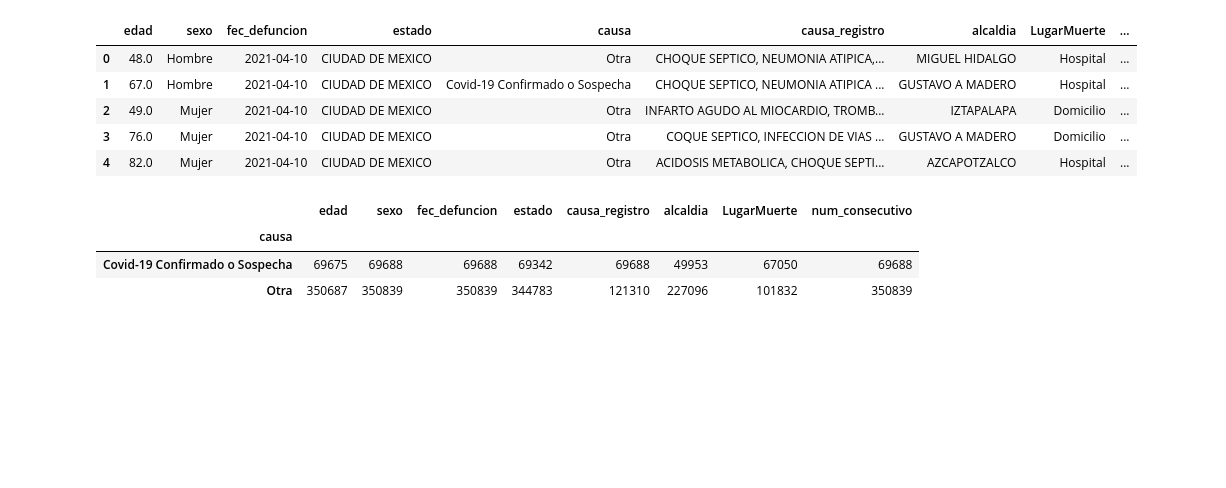
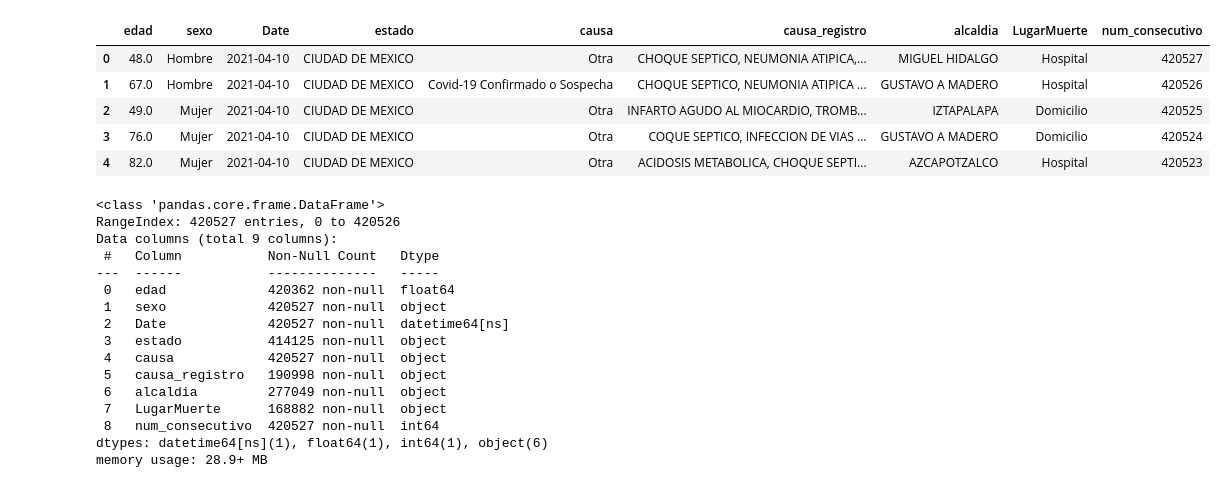
Before and after one commit to Momoyactly/cdmx-covid-analysis, a Jupyter notebook: cleaning.ipynb, the cells around one changed output. Cells and saved outputs as stored; diff of their text form; code cells hidden in the pictures; blank space fills up the shorter version.

```diff
--- a/cleaning.ipynb
+++ b/cleaning.ipynb
@@ -3,17 +4,30 @@ import pandas as pd
 # %%
-defunciones_df = pd.read_csv('Resources/defunciones_corte18abril.csv')
-defunciones_df.head()
+def_df = pd.read_csv('Resources/defunciones_corte18abril.csv', parse_dates=['fec_defuncion'])
+def_df.rename(columns={'fec_defuncion':'Date'},inplace=True)
+def_df.head()
 # %% [output]
-|  | edad | sexo | fec_defuncion | estado | causa | causa_registro | alcaldia | LugarMuerte | ... |
-| 0 | 48.0 | Hombre | 2021-04-10 | CIUDAD DE MEXICO | Otra | CHOQUE SEPTICO, NEUMONIA ATIPICA,... | MIGUEL HIDALGO | Hospital | ... |
-| 1 | 67.0 | Hombre | 2021-04-10 | CIUDAD DE MEXICO | Covid-19 Confirmado o Sospecha | CHOQUE SEPTICO, NEUMONIA ATIPICA ... | GUSTAVO A MADERO | Hospital | ... |
-| 2 | 49.0 | Mujer | 2021-04-10 | CIUDAD DE MEXICO | Otra | INFARTO AGUDO AL MIOCARDIO, TROMB... | IZTAPALAPA | Domicilio | ... |
-| 3 | 76.0 | Mujer | 2021-04-10 | CIUDAD DE MEXICO | Otra | COQUE SEPTICO, INFECCION DE VIAS ... | GUSTAVO A MADERO | Domicilio | ... |
-| 4 | 82.0 | Mujer | 2021-04-10 | CIUDAD DE MEXICO | Otra | ACIDOSIS METABOLICA, CHOQUE SEPTI... | AZCAPOTZALCO | Hospital | ... |
+|  | edad | sexo | Date | estado | causa | causa_registro | alcaldia | LugarMuerte | num_consecutivo |
+| 0 | 48.0 | Hombre | 2021-04-10 | CIUDAD DE MEXICO | Otra | CHOQUE SEPTICO, NEUMONIA ATIPICA,... | MIGUEL HIDALGO | Hospital | 420527 |
+| 1 | 67.0 | Hombre | 2021-04-10 | CIUDAD DE MEXICO | Covid-19 Confirmado o Sospecha | CHOQUE SEPTICO, NEUMONIA ATIPICA ... | GUSTAVO A MADERO | Hospital | 420526 |
+| 2 | 49.0 | Mujer | 2021-04-10 | CIUDAD DE MEXICO | Otra | INFARTO AGUDO AL MIOCARDIO, TROMB... | IZTAPALAPA | Domicilio | 420525 |
+| 3 | 76.0 | Mujer | 2021-04-10 | CIUDAD DE MEXICO | Otra | COQUE SEPTICO, INFECCION DE VIAS ... | GUSTAVO A MADERO | Domicilio | 420524 |
+| 4 | 82.0 | Mujer | 2021-04-10 | CIUDAD DE MEXICO | Otra | ACIDOSIS METABOLICA, CHOQUE SEPTI... | AZCAPOTZALCO | Hospital | 420523 |
-# %%
-defunciones_df.groupby('causa').count()
-# %% [output]
-|  | edad | sexo | fec_defuncion | estado | causa_registro | alcaldia | LugarMuerte | num_consecutivo |
-| causa |  |  |  |  |  |  |  |  |
-| Covid-19 Confirmado o Sospecha | 69675 | 69688 | 69688 | 69342 | 69688 | 49953 | 67050 | 69688 |
-| Otra | 350687 | 350839 | 350839 | 344783 | 121310 | 227096 | 101832 | 350839 |
+# %%
+def_df.info()
+# %% [output]
+<class 'pandas.core.frame.DataFrame'>
+RangeIndex: 420527 entries, 0 to 420526
+Data columns (total 9 columns):
+ #   Column           Non-Null Count   Dtype
+---  ------           --------------   -----
+ 0   edad             420362 non-null  float64
+ 1   sexo             420527 non-null  object
+ 2   Date             420527 non-null  datetime64[ns]
+ 3   estado           414125 non-null  object
+ 4   causa            420527 non-null  object
+ 5   causa_registro   190998 non-null  object
+ 6   alcaldia         277049 non-null  object
+ 7   LugarMuerte      168882 non-null  object
+ 8   num_consecutivo  420527 non-null  int64
+dtypes: datetime64[ns](1), float64(1), int64(1), object(6)
+memory usage: 28.9+ MB
```
Also changed, not shown: parts of 4 cells of this notebook.
